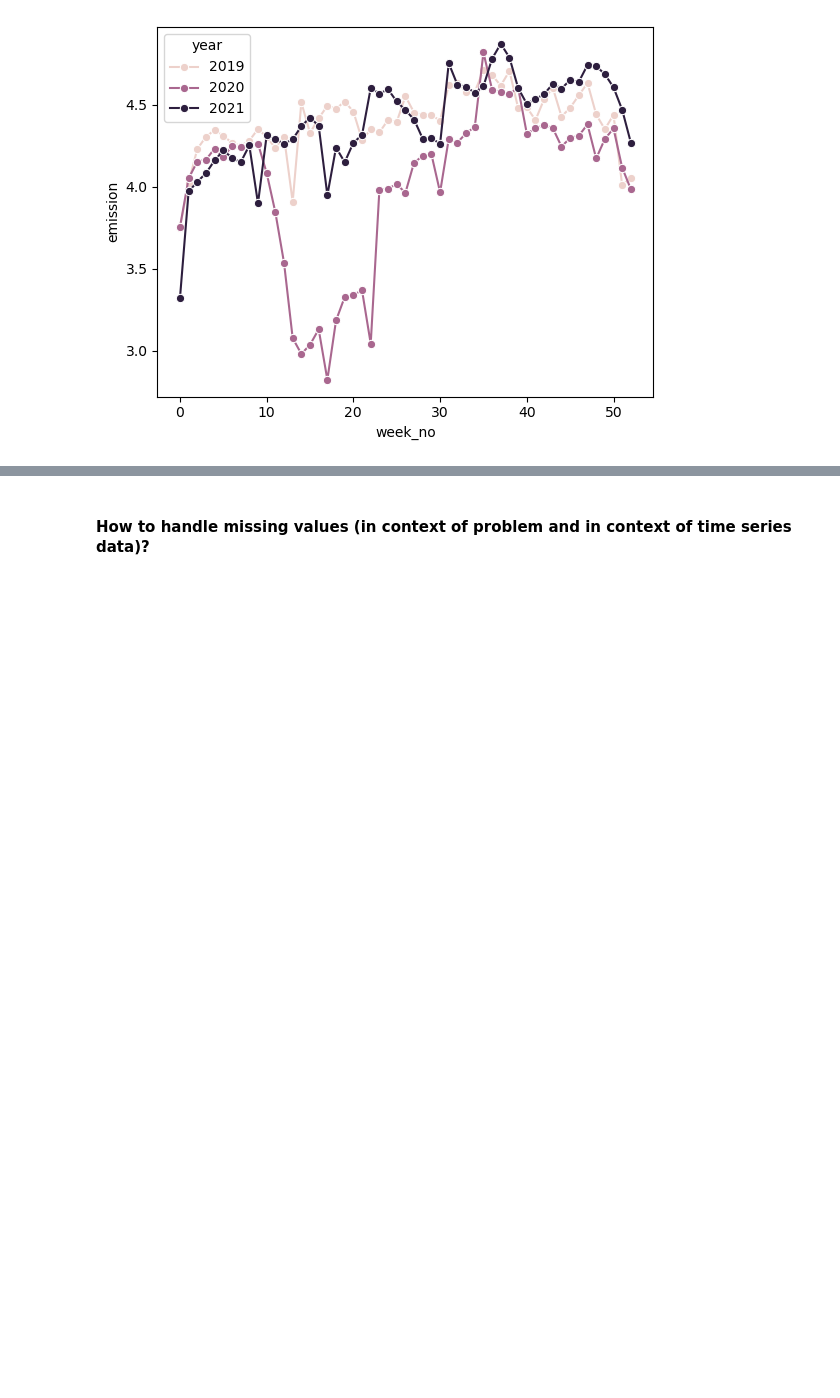
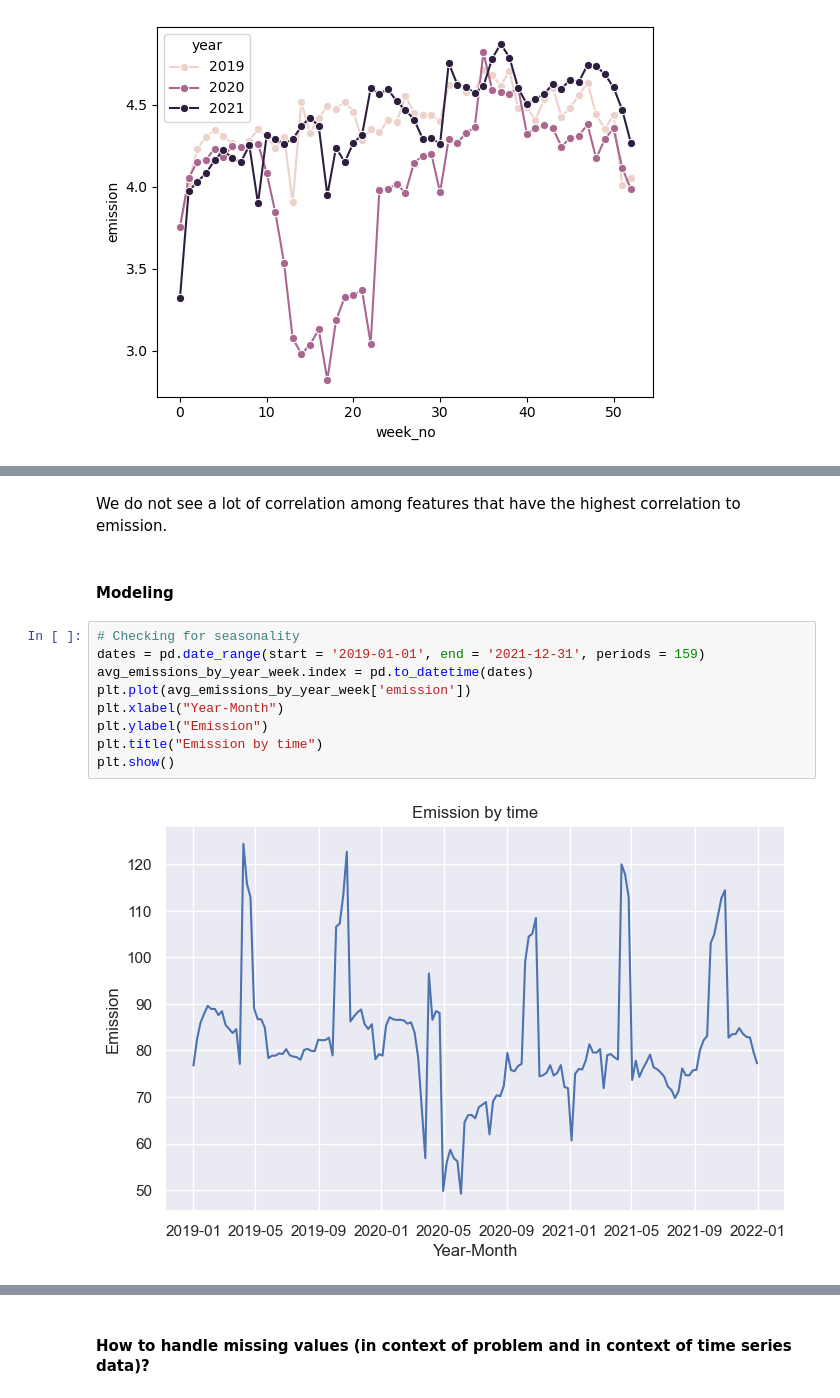
Before and after one commit to aschlecht1/MLM24_Predict-CO2-Emissions-in-Rwanda, a Jupyter notebook: CO2 Emissions (ML Marathon 2024).ipynb, the cells around one changed output, grey strips where cells are left out. Cells and saved outputs as stored; diff of their text form; blank space fills up the shorter version.

Commit message:
Explore EDA further and build baseline model
Added seasonal decomposition and ESM model

```diff
--- a/CO2 Emissions (ML Marathon 2024).ipynb
+++ b/CO2 Emissions (ML Marathon 2024).ipynb
@@ -191,0 +236,15 @@ Name: year, dtype: int64
+# %% [markdown]
+We do not see a lot of correlation among features that have the highest correlation to emission.
+# %% [markdown]
+#### Modeling
+# %%
+# Checking for seasonality
+dates = pd.date_range(start = '2019-01-01', end = '2021-12-31', periods = 159)
+avg_emissions_by_year_week.index = pd.to_datetime(dates)
+plt.plot(avg_emissions_by_year_week['emission'])
+plt.xlabel("Year-Month")
+plt.ylabel("Emission")
+plt.title("Emission by time")
+plt.show()
+# %% [output]
+[figure, added]
```
Also changed, not shown: parts of 33 cells of this notebook.
